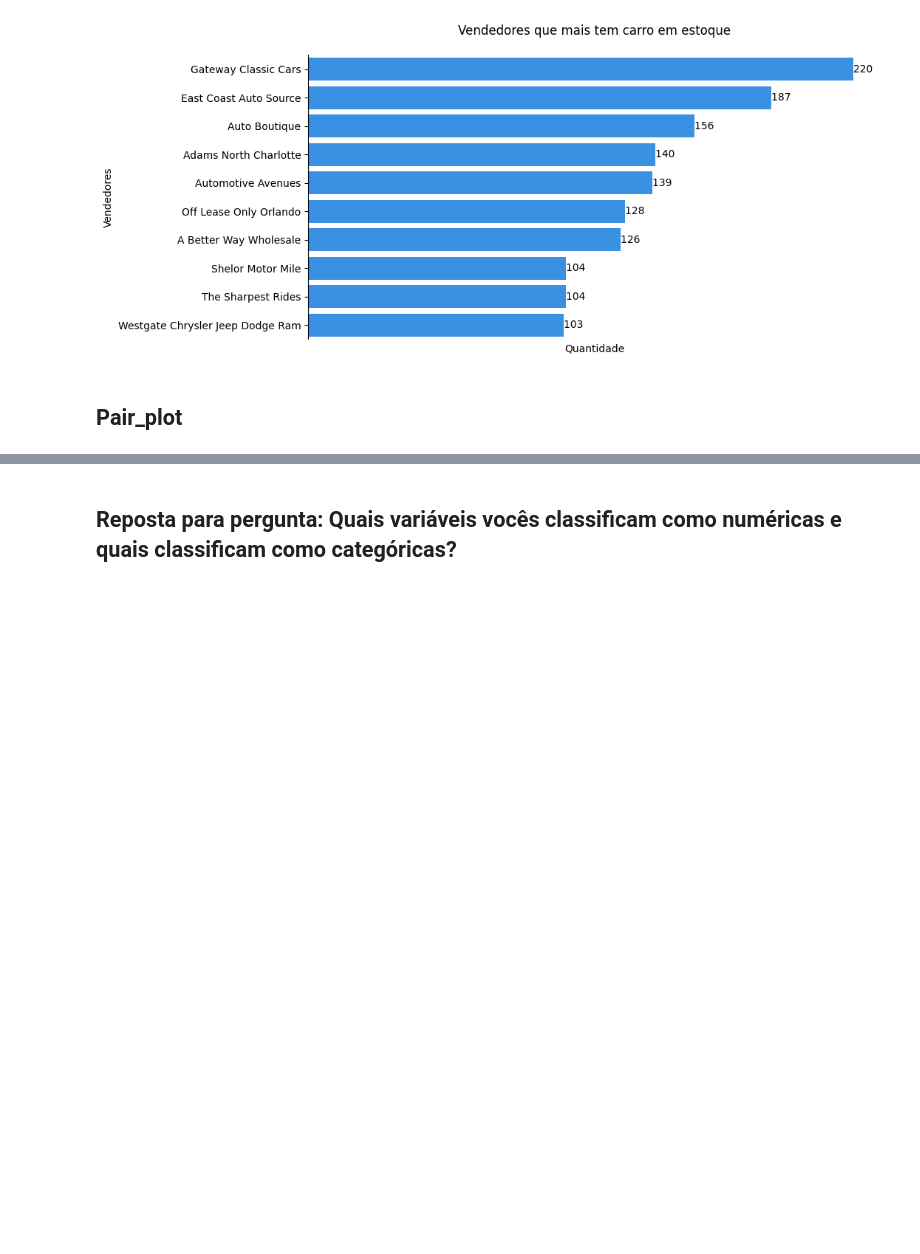
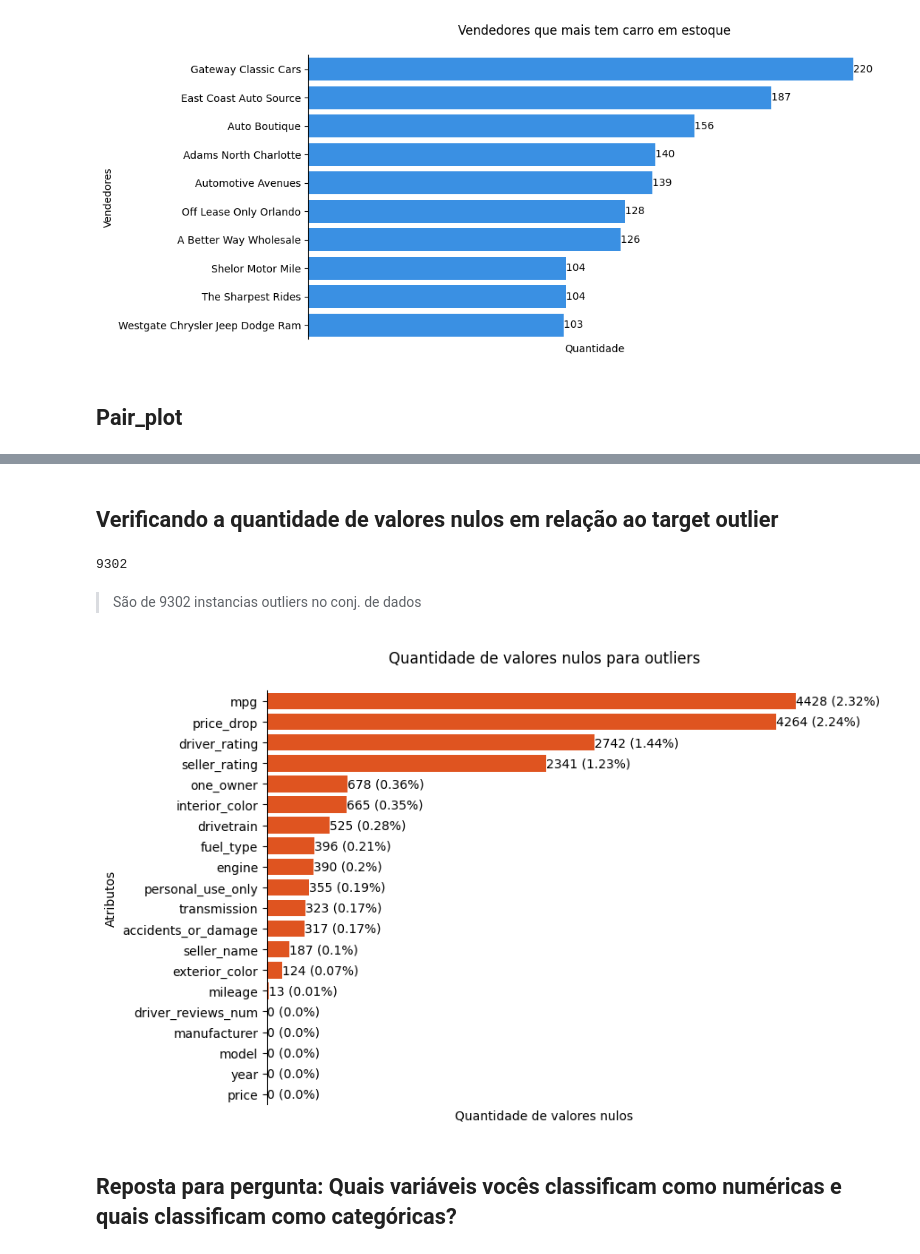
Before and after one commit to kaladabrio2020/Compass.Uol.DataScience, a Jupyter notebook: Sprint 02/ProjetoSprint02/ProjetoSprint02.ipynb, the cells around one changed output, grey strips where cells are left out. Saved outputs shown, nothing was run; the diff lists cells and outputs as text; code cells hidden in the pictures; blank space fills up the shorter version.

```diff
--- a/Sprint 02/ProjetoSprint02/ProjetoSprint02.ipynb
+++ b/Sprint 02/ProjetoSprint02/ProjetoSprint02.ipynb
@@ -445,0 +428,2 @@ sea.pairplot(subset_pairplot, corner=True)
+# %% [markdown]
+## Verificando a quantidade de valores nulos em relação ao target outlier
@@ -445,0 +436,6 @@ sea.pairplot(subset_pairplot, corner=True)
+# %%
+data.loc[data['price']>= sup].shape[0]
+# %% [output]
+9302
+# %% [markdown]
+> São de 9302 instancias outliers no conj. de dados
@@ -446,3 +447,31 @@ sea.pairplot(subset_pairplot, corner=True)
+# %%
+params = dict(
+    x = nulls.values,
+    y = nulls.index,
+    hue = nulls.index,
+    palette = ['orangered']*nulls.shape[0],
+    )
+
+plt.figure(figsize=(8, 6))
+bar_nan = sea.barplot(**params)
+
+plt.title('Quantidade de valores nulos para outliers', y=1.05)
+plt.ylabel('Atributos')
+plt.xlabel('Quantidade de valores nulos')
+plt.xticks([])
+plt.gca().spines[['top', 'bottom', 'right']].set_visible(False)
+
+for p in bar_nan.patches:
+    params_annotate = dict(
+        xy     = ( p.get_width(), p.get_y() + p.get_height() / 2),
+        xytext = (0, 0.1), textcoords= 'offset points',
+        ha     = 'left',va = "center", size=10
+    )
+    porcentagem = round((p.get_width()/total)*100, 2)
+    bar_nan.annotate("%.0f" % p.get_width()+f' ({porcentagem}%)', **params_annotate)
+plt.show()
+# %% [output]
+[figure, added]
 # %% [markdown]
 ## **Reposta para pergunta:** Quais variáveis vocês classificam como numéricas e quais classificam como categóricas?
 # %% [markdown]
```
Also changed, not shown: parts of 57 cells of this notebook.
